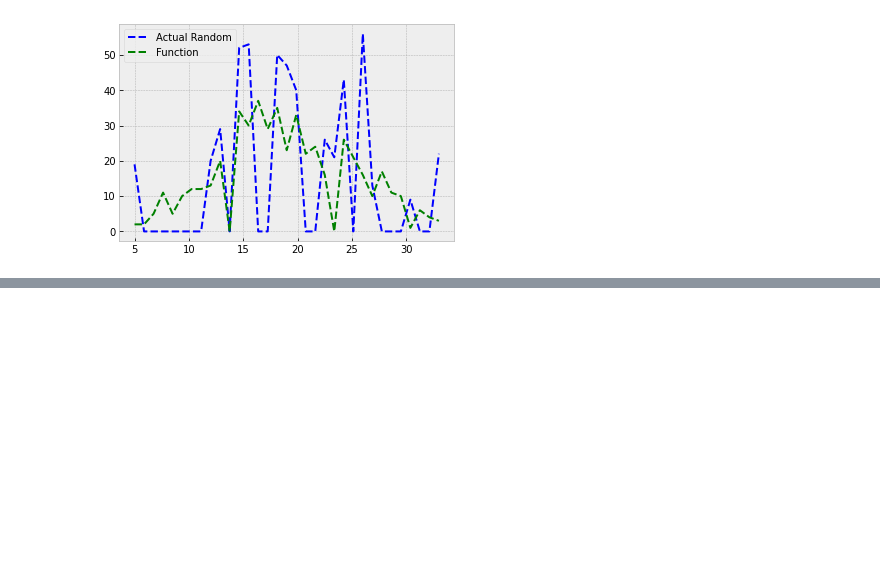
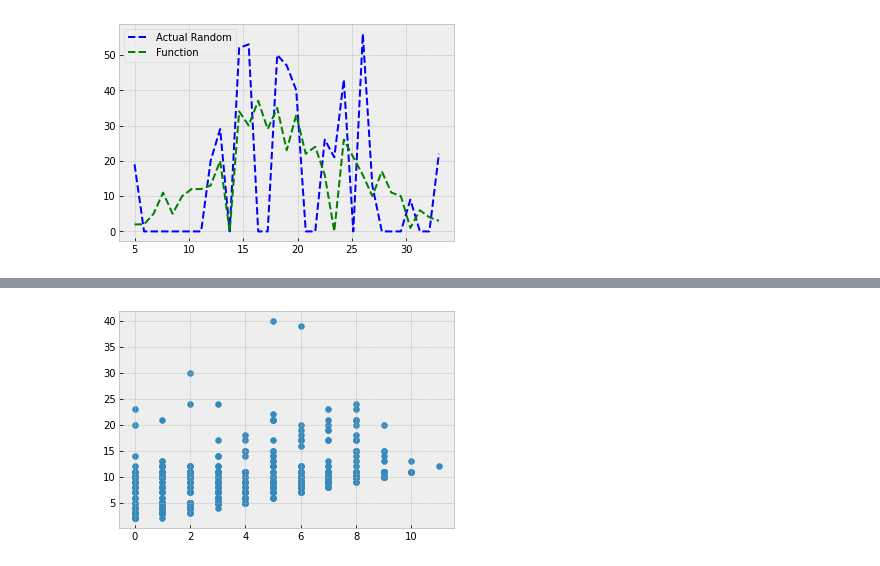
Before and after one commit to zkavtaskin/Lead-Time-Driven-Delivery-Simulation, a Jupyter notebook: Notebook/LittlePower.ipynb, the cells around one changed output, grey strips where cells are left out. Drawn from its saved outputs; the diff is of its cells as text; code cells hidden in the pictures; blank space fills up the shorter version.

```diff
--- a/Notebook/LittlePower.ipynb
+++ b/Notebook/LittlePower.ipynb
@@ -307,0 +338,5 @@ plt.show()
+# %%
+plt.scatter(sprints["Wait"], sprints["LeadTime"])
+plt.show()
+# %% [output]
+[figure, added]
```
Also changed, not shown: parts of 5 cells of this notebook.
